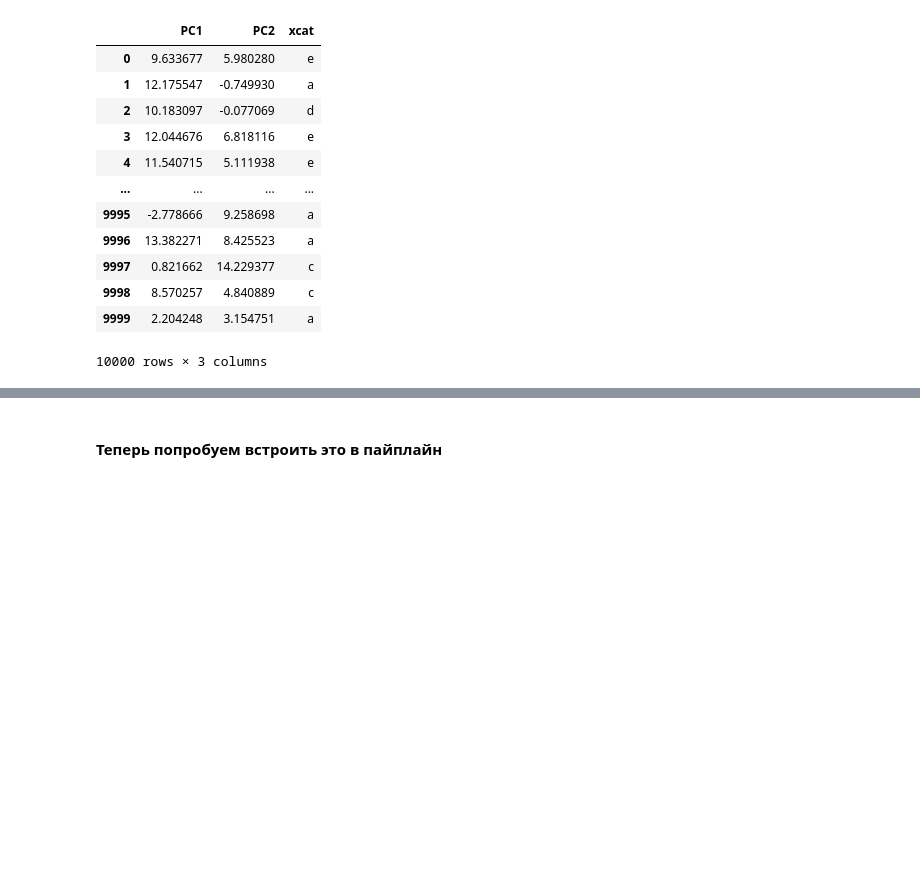
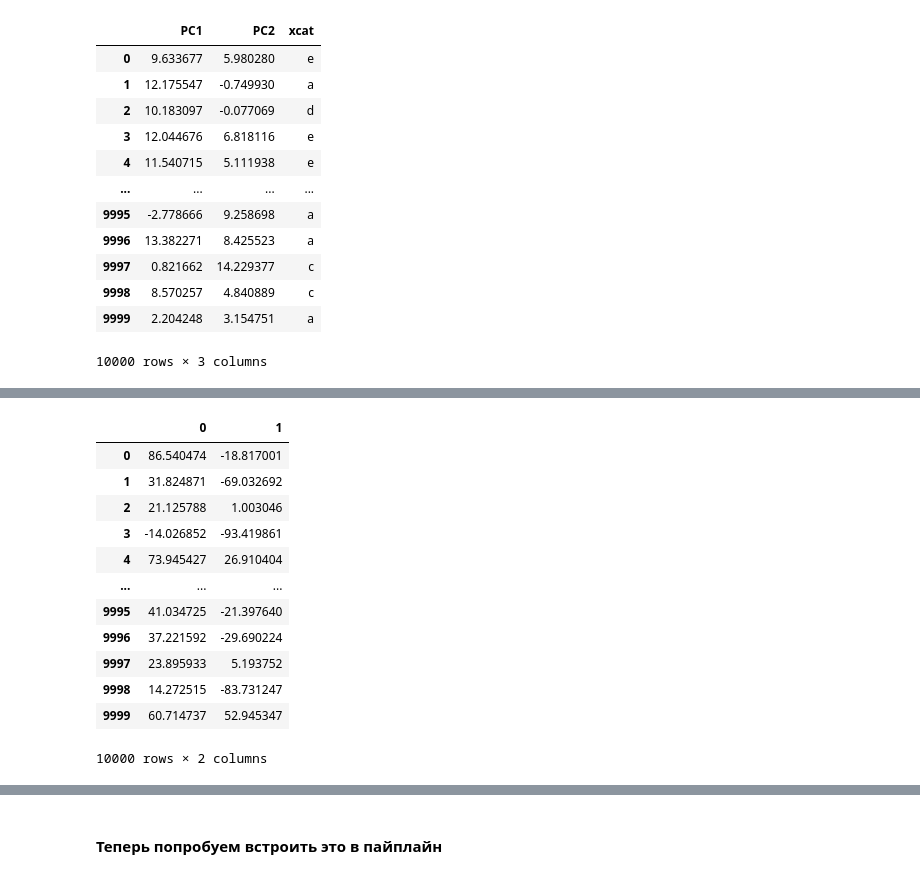
Before and after one commit to uasek/credit_scoring_project, a Jupyter notebook: scoring_model/feature_engineering.ipynb, the cells around one changed output, grey strips where cells are left out. Saved outputs shown, nothing was run; the diff lists cells and outputs as text; code cells hidden in the pictures; blank space fills up the shorter version.

```diff
--- a/scoring_model/feature_engineering.ipynb
+++ b/scoring_model/feature_engineering.ipynb
@@ -325,0 +336,28 @@ Umaper.transform(test_df)
+# %%
+test_df_trunctated = test_df.copy().drop("xcat", 1)
+TSNEer = sklearn.manifold.TSNE(n_components = 2,  #сколько оставить компонентов; по дефолту - все
+                            perplexity = 30,      #количество соседей при оценке расстояний. Рекомендуют брать от 5 до 50, больше - для бОльших сетов.
+                            early_exaggeration = 12, #расстояние между кластерами в данных
+                            learning_rate = 500, #еще один гиперпараметр. Авторы утверждают, что при большом значении точки в итоге
+                              # оказываются равномерно распределены по пространству, а при маленьком - склеиваются в один очень плотный кластер,
+                              #а также, что увеличение значения параметра может позволить оптимизации выбраться из неоптимального локального минимума
+                            min_grad_norm = 10**(-7), #порог для градиента для остановки оптимизации
+                              metric = "euclidean", #метрика для вычисления расстояния между точками. Можно использовать готовую из списка, можно написать свою
+                              angle = 0.5 #для дефолтного алгоритма, это трейд-офф между скоростью и точностью
+                             )
+
+pd.DataFrame(TSNEer.fit_transform(test_df_trunctated))
+# %% [output]
+|  | 0 | 1 |
+| 0 | 86.540474 | -18.817001 |
+| 1 | 31.824871 | -69.032692 |
+| 2 | 21.125788 | 1.003046 |
+| 3 | -14.026852 | -93.419861 |
+| 4 | 73.945427 | 26.910404 |
+| ... | ... | ... |
+| 9995 | 41.034725 | -21.397640 |
+| 9996 | 37.221592 | -29.690224 |
+| 9997 | 23.895933 | 5.193752 |
+| 9998 | 14.272515 | -83.731247 |
+| 9999 | 60.714737 | 52.945347 |
+10000 rows × 2 columns
```
Also changed, not shown: parts of 20 cells of this notebook, 1 other file.
